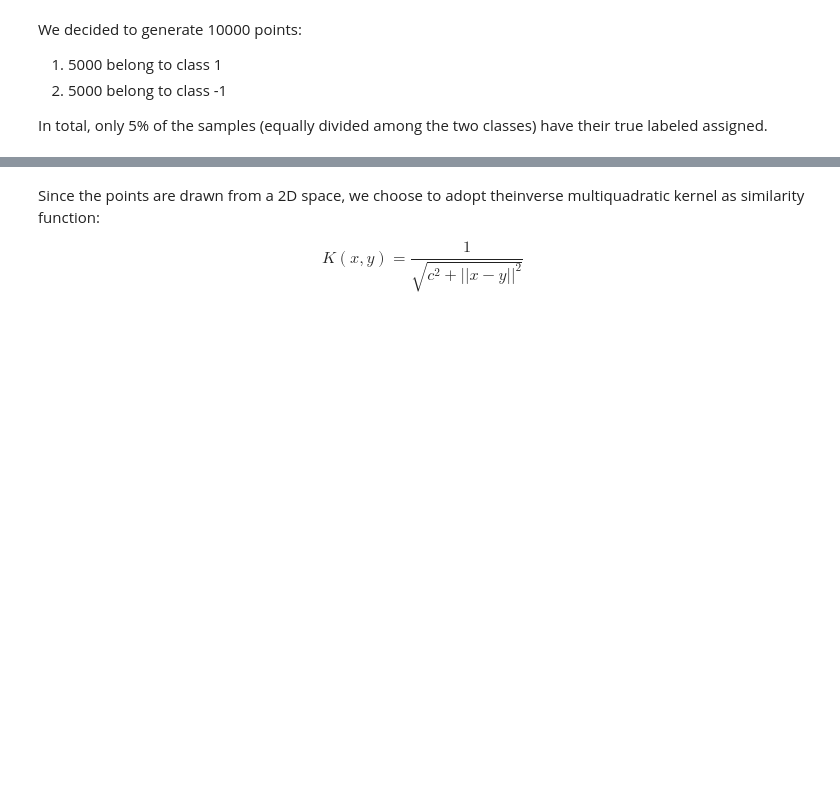
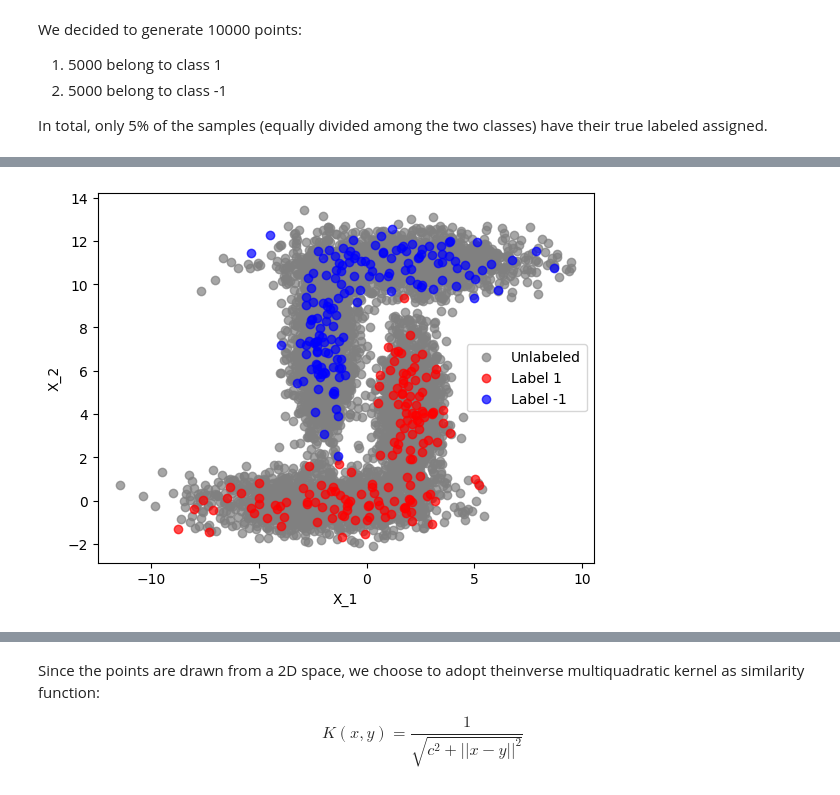
Before and after one commit to ValerioRocca/Optimization-HW1, a Jupyter notebook: Homework_OPT.ipynb, the cells around one changed output, grey strips where cells are left out. Cells and saved outputs as stored; diff of their text form; code cells hidden in the pictures; blank space fills up the shorter version.

```diff
--- a/Homework_OPT.ipynb
+++ b/Homework_OPT.ipynb
@@ -84,15 +93,9 @@ def generate_points(n_points=n_points, weights = [0.25, 0.25, 0.25, 0.25]):
 # %%
-# Set up parameters for the L shape
-mu1 = np.array([-2, -5])
-mu2 = np.array([2, -1])
-mu3 = np.array([2, 5])
-mu4 = np.array([-2, 2])
-#mu1 = np.array([-1, -4])
-#mu2 = np.array([1, 0])
-#mu3 = np.array([1, 4])
-#mu4 = np.array([-1, 1])
-sigma1 = np.array([[7, 0], [0, 0.5]])
-sigma2 = np.array([[0.5, 0], [0, 4]])  # Modified standard deviation for sample 2
-sigma3 = np.array([[7, 0], [0, 0.5]])
-sigma4 = np.array([[0.5, 0], [0, 4]])  # Modified standard deviation for sample 4
-weights = [0.25, 0.25, 0.25, 0.25]
+samples = generate_points()
+unlabeled_samples = samples[0]
+class1_samples = samples[1]
+class2_samples = samples[2]
+labeled_samples = samples[3]
+true_unlabeled_samples = samples[4]
+
+print(f"There are 1000 points where {class1_samples.shape[0]} belong to class 1 and {class1_samples.shape[0]} belong to class -1. {unlabeled_samples.shape[0]} samples are unlabeled and {labeled_samples.shape[0]} are labeled ({np.round(((labeled_samples.shape[0]/n_points)*100),1)}% of the total.)")
@@ -144 +124,19 @@ random_unlabeled[:, 2] = np.random.choice([-1, 1], size=(random_unlabeled.shape[
+# %%
+def plot_points(unlabeled_samples, class1_samples, class2_samples):
+    # Plot the samples of each class with a different color and marker
+    plt.scatter(unlabeled_samples[:, 0], unlabeled_samples[:, 1], color='grey', label='Unlabeled', alpha=0.7)
+    plt.scatter(class1_samples[:, 0], class1_samples[:, 1], color='red', label='Label 1', alpha=0.7)
+    plt.scatter(class2_samples[:, 0], class2_samples[:, 1], color='blue', label='Label -1', alpha=0.7)
+
+    # Add legend and axis labels
+    plt.legend()
+    plt.xlabel('X_1')
+    plt.ylabel('X_2')
+
+    # Show the plot
+    plt.show()
+# %%
+plot_points(unlabeled_samples, class1_samples, class2_samples)
+# %% [output]
+[figure, added]
 # %%
```
Also changed, not shown: parts of 56 cells of this notebook.
